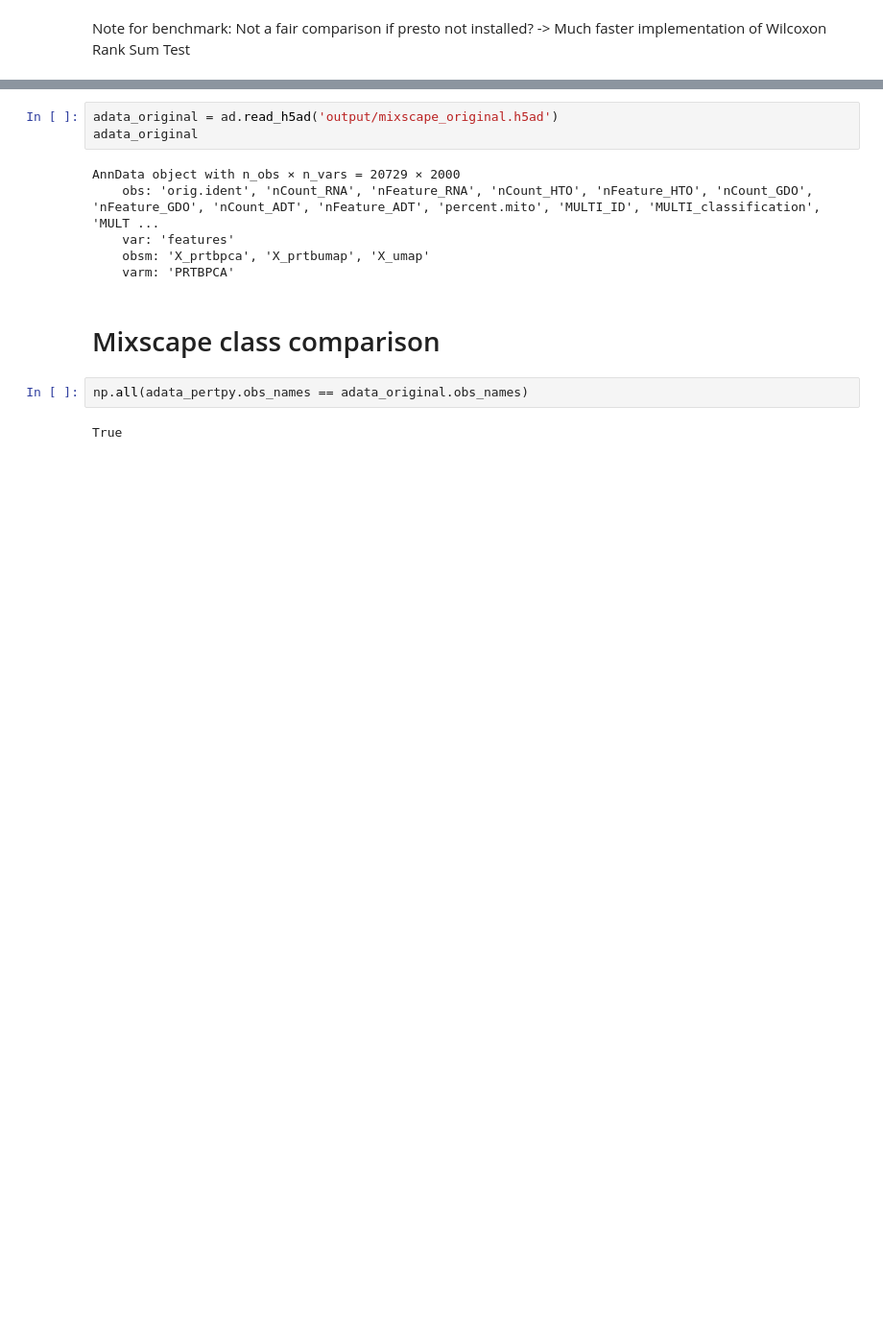
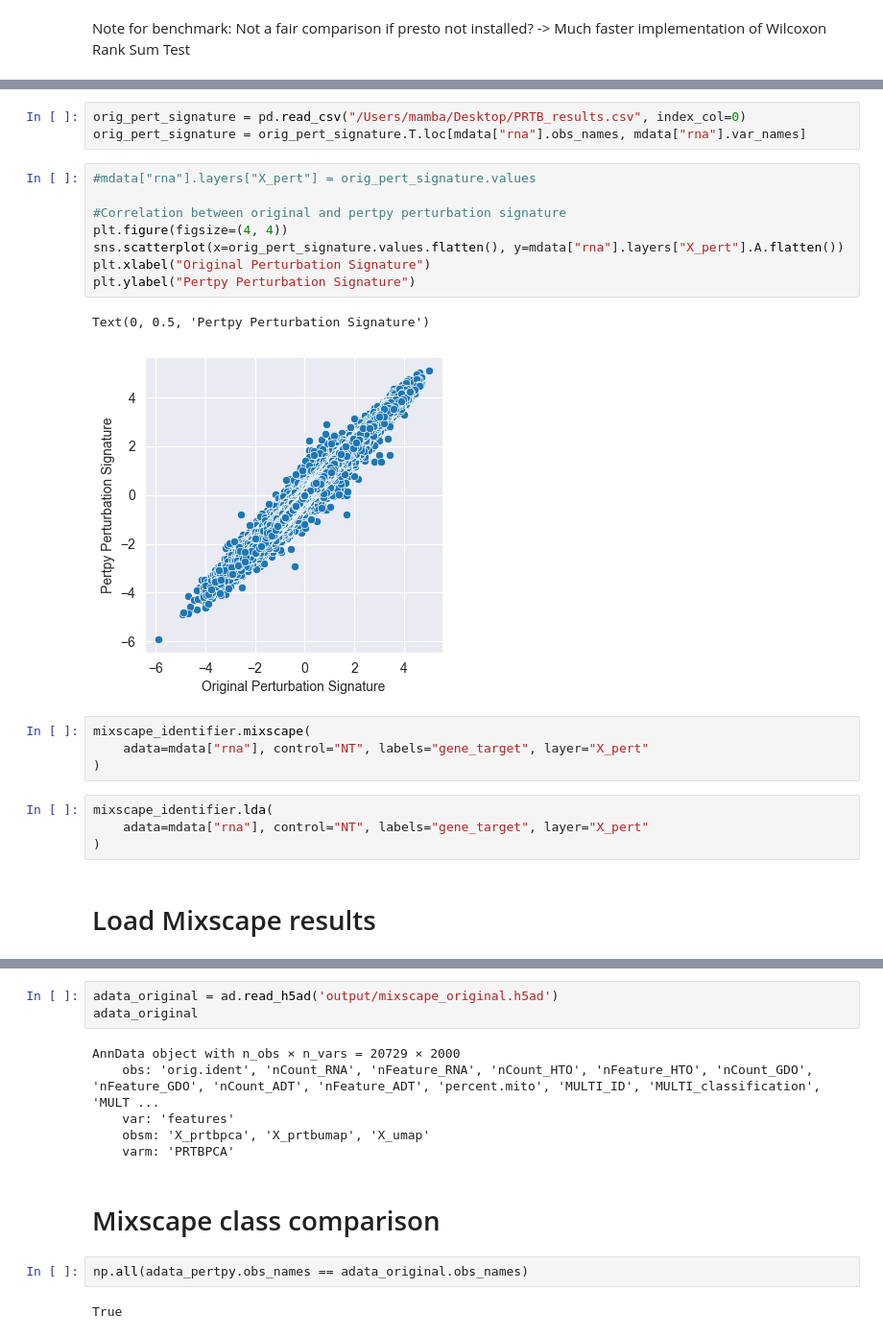
Before and after one commit to theislab/pertpy-reproducibility, a Jupyter notebook: benchmark/Mixscape/mixscape_results_comparison.ipynb, the cells around one changed output, grey strips where cells are left out. Shown at 96% size. Saved outputs shown, nothing was run; the diff lists cells and outputs as text; blank space fills up the shorter version.

```diff
--- a/benchmark/Mixscape/mixscape_results_comparison.ipynb
+++ b/benchmark/Mixscape/mixscape_results_comparison.ipynb
@@ -11 +35,25 @@ Note for benchmark: Not a fair comparison if presto not installed? -> Much faste
+# %%
+orig_pert_signature = pd.read_csv("/Users/mamba/Desktop/PRTB_results.csv", index_col=0)
+orig_pert_signature = orig_pert_signature.T.loc[mdata["rna"].obs_names, mdata["rna"].var_names]
+# %%
+#mdata["rna"].layers["X_pert"] = orig_pert_signature.values
+
+#Correlation between original and pertpy perturbation signature
+plt.figure(figsize=(4, 4))
+sns.scatterplot(x=orig_pert_signature.values.flatten(), y=mdata["rna"].layers["X_pert"].A.flatten())
+plt.xlabel("Original Perturbation Signature")
+plt.ylabel("Pertpy Perturbation Signature")
+# %% [output]
+Text(0, 0.5, 'Pertpy Perturbation Signature')
+[figure, added]
+# %%
+mixscape_identifier.mixscape(
+    adata=mdata["rna"], control="NT", labels="gene_target", layer="X_pert"
+)
+# %%
+mixscape_identifier.lda(
+    adata=mdata["rna"], control="NT", labels="gene_target", layer="X_pert"
+)
+# %% [markdown]
+# Load Mixscape results
 # %%
```
Also changed, not shown: parts of 11 cells of this notebook.
